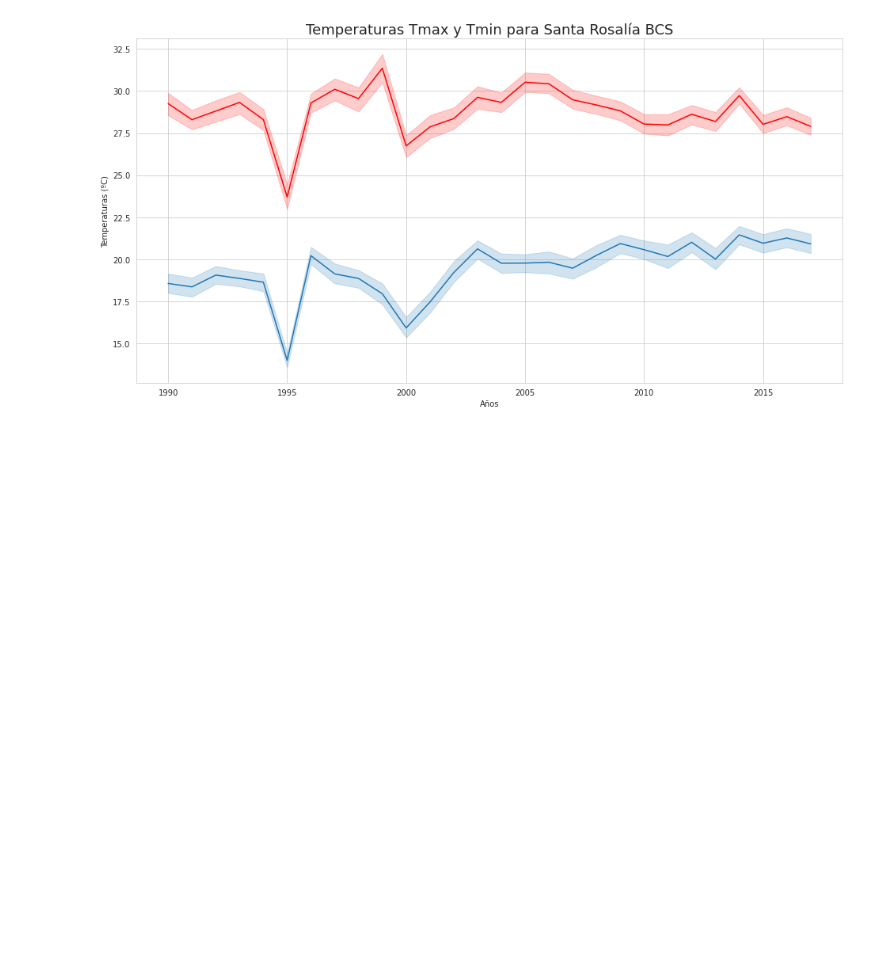
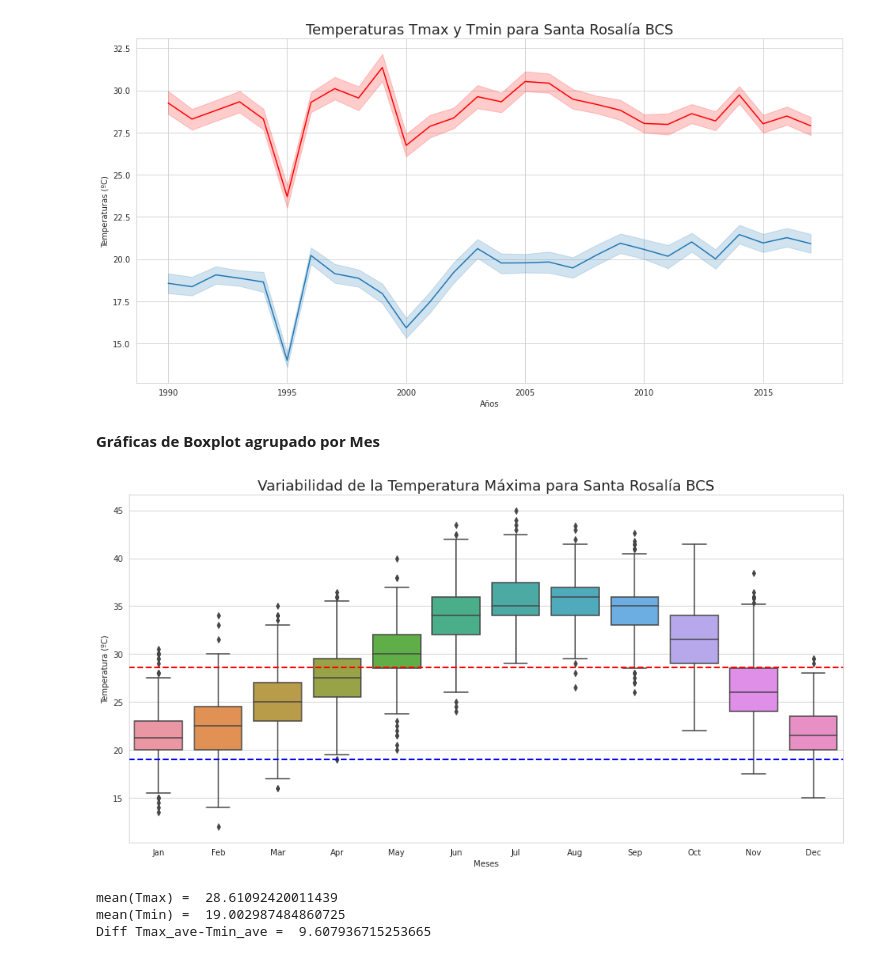
Before and after one commit to carloslizarragac/FisicaComputacional1, a Jupyter notebook: Actividad4.ipynb, the cells around one changed output. Cells and saved outputs as stored; diff of their text form; code cells hidden in the pictures; blank space fills up the shorter version.

```diff
--- a/Actividad4.ipynb
+++ b/Actividad4.ipynb
@@ -359,3 +424,39 @@ plt.title('Temperaturas Tmax y Tmin para Santa Rosalía BCS', fontsize=18)
 plt.show()
 # %% [output]
 [figure]
+# %% [markdown]
+**Gráficas de Boxplot agrupado por Mes**
+# %%
+# Gráfica de Temepraturas Máximas en los últimos 30 años
+# Agrupado por Mes
+sns.set_style('whitegrid')
+plt.figure(figsize=(16,8))
+
+# Promedio de Tmax y Tmin
+Tmax_ave = df_meteo.Tmax.mean()
+Tmin_ave = df_meteo.Tmin.mean()
+
+# Gráfica de cajas de la Temperatura
+g=sns.boxplot(x='Mes', y='Tmax', data=df_90);
+# Linea de Tmax promedio
+plt.axhline(Tmax_ave, color = 'r', linestyle='--', linewidth=2);
+plt.axhline(Tmin_ave, color = 'b', linestyle='--', linewidth=2);
+
+# Rotamos 45º los Años en el eje x para mejor lectura
+#g.set_xticklabels(g.get_xticklabels(), rotation=45, horizontalalignment='right');
+
+plt.xlabel('Meses')
+plt.ylabel('Temperatura (ºC)')
+plt.title('Variabilidad de la Temperatura Máxima para Santa Rosalía BCS', fontsize=18)
+
+plt.show()
+
+# Imprimir información de Temperaturas
+print('mean(Tmax) = ', Tmax_ave)
+print('mean(Tmin) = ', Tmin_ave)
+print('Diff Tmax_ave-Tmin_ave = ', (Tmax_ave - Tmin_ave))
+# %% [output]
+[figure, added]
+mean(Tmax) =  28.61092420011439
+mean(Tmin) =  19.002987484860725
+Diff Tmax_ave-Tmin_ave =  9.607936715253665
```
Also changed, not shown: parts of 17 cells of this notebook.
